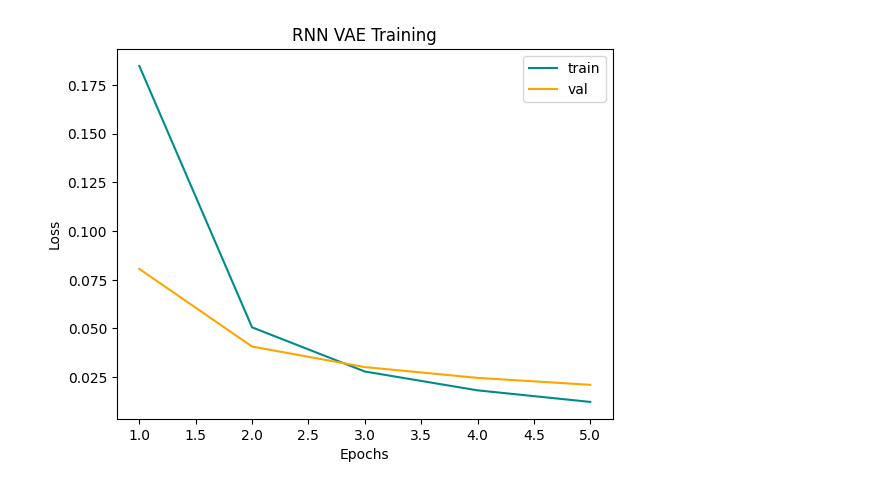
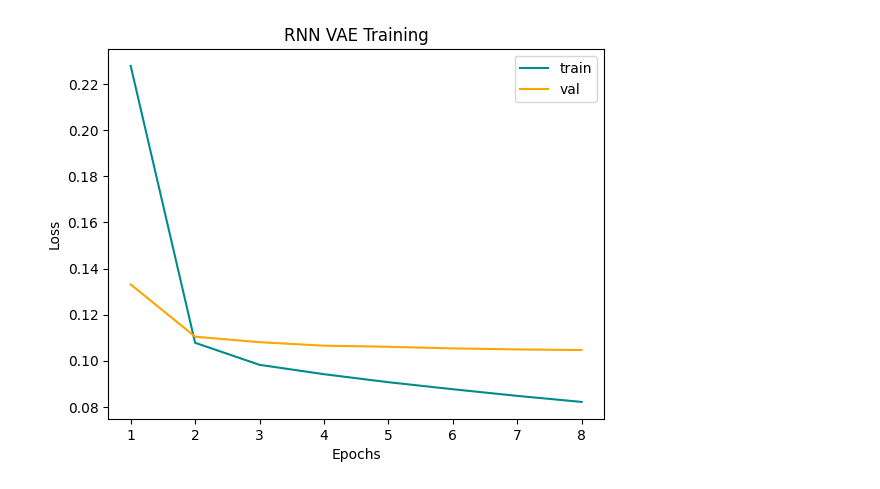
Before and after one commit to MassimoMario/Italic_Text_Generation, a Jupyter notebook: RNN_VAE.ipynb, the cells around one changed output. Drawn from its saved outputs; the diff is of its cells as text; code cells hidden in the pictures.

```diff
--- a/RNN_VAE.ipynb
+++ b/RNN_VAE.ipynb
@@ -305,6 +370,8 @@ def training(model, train_loader, val_loader, num_epochs, lr = 4e-4, title = 'Tr
     train_losses = []
     val_losses = []
 
+    l_kl = 0.05
+
     # For loop over epochs
     for epoch in tqdm(range(num_epochs)):
         train_loss = 0.0
@@ -327,7 +394,8 @@ def training(model, train_loader, val_loader, num_epochs, lr = 4e-4, title = 'Tr
             loss = vae_loss(recon_x.to(device),
                             inputs[0].to(device),
                             mu.to(device),
-                            logvar.to(device))
+                            logvar.to(device),
+                            l_kl)
 
             loss.backward()
             train_loss += loss.item()
@@ -353,7 +421,8 @@ def training(model, train_loader, val_loader, num_epochs, lr = 4e-4, title = 'Tr
                 val_loss_tot = vae_loss(recon_x.to(device),
                                         inputs[0].to(device),
                                         mu.to(device),
-                                        logvar.to(device))
+                                        logvar.to(device),
+                                        l_kl)
 
                 val_loss += val_loss_tot.item()
 
@@ -387,8 +456,9 @@ def training(model, train_loader, val_loader, num_epochs, lr = 4e-4, title = 'Tr
 # %%
 sequence_length = 25
 batch_size = 64
-embedding_dim = 200
+embedding_dim = 300
 hidden_dim = 256
+latent_dim = 136
 # %%
 train_loader, val_loader, embedding_dim, embedding_matrix, word2vec, idx2word, word2idx, vocab_size = custom_dataset('divina_commedia.txt',
                                                                                                                     sequence_length,
@@ -406,5 +476,8 @@ vocab size:  12761
+# %%
+sos_token = torch.full((1,),word2idx['<sos>'])
+sos_token = sos_token.type(torch.LongTensor)
 # %%
-vae = RNNVAE(embedding_matrix, word2idx, idx2word, hidden_dim, 136, 1, vocab_size)
+vae = RNNVAE(embedding_matrix, word2idx, idx2word, hidden_dim, latent_dim, 1, sos_token, vocab_size)
 # %%
 model_params = sum(p.numel() for p in vae.parameters() if p.requires_grad)
 
@@ -414,3 +487,3 @@ Total parameters:  3619449
 # %%
-train_losses = training(vae, train_loader, val_loader, 5, lr = 4e-4, title = 'RNN VAE Training')
+train_losses = training(vae, train_loader, val_loader, 8, lr = 4e-4, title = 'RNN VAE Training')
 # %% [output]
@@ -422 +498 @@ train_losses = training(vae, train_loader, val_loader, 5, lr = 4e-4, title = 'RN
-[figure, old version]
+[figure, new version]
```
Also changed, not shown: parts of 8 cells of this notebook.
